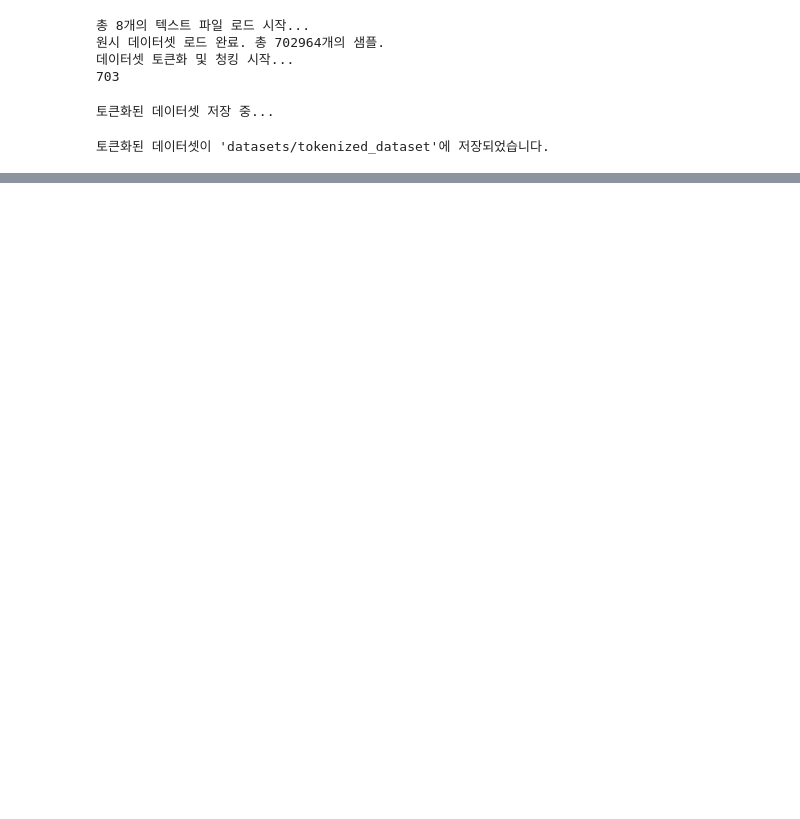
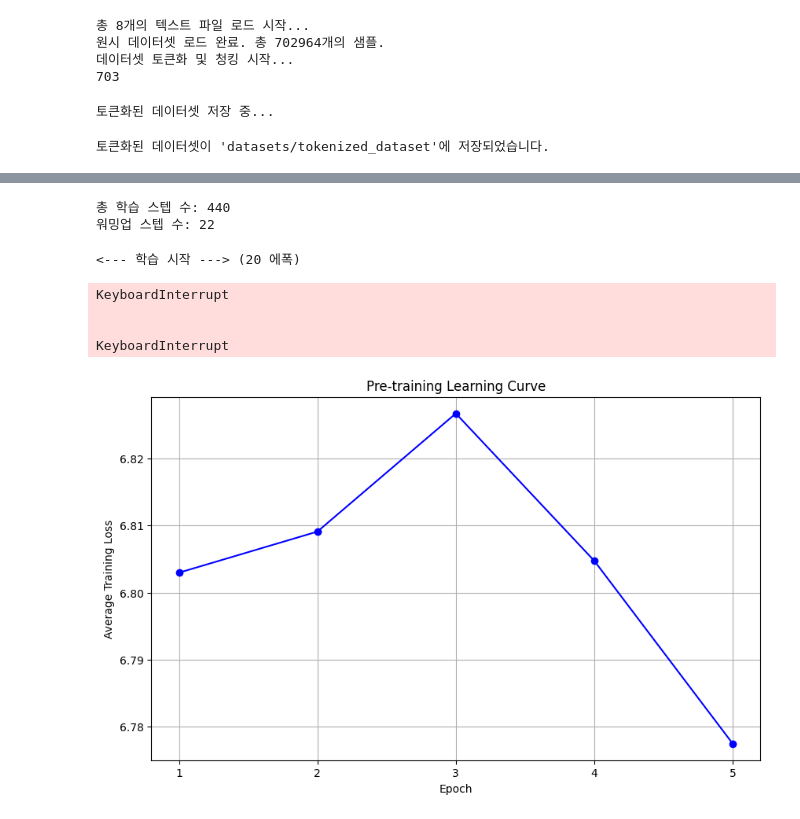
Before and after one commit to Dev-LeeJ05/Sentiment-Analysis, a Jupyter notebook: Pretrain.ipynb, the cells around one changed output, grey strips where cells are left out. Saved outputs shown, nothing was run; the diff lists cells and outputs as text; code cells hidden in the pictures; blank space fills up the shorter version.

```diff
--- a/Pretrain.ipynb
+++ b/Pretrain.ipynb
@@ -35,10 +37,10 @@ def group_texts(examples, tokenizer, MAX_SEQUENCE_LENGTH):
         "token_type_ids": [torch.tensor(encoded_output['token_type_ids'], dtype=torch.long)],
     }
 # %%
-tokenizer = Tokenizer(vocab_file_path="Pretrained/vocab.txt",do_lower_case=False,strip_accents=False,clean_text=True)
+tokenizer = Tokenizer(vocab_file_path="saves/vocab.txt",do_lower_case=False,strip_accents=False,clean_text=True)
 VOCAB_SIZE = tokenizer.get_vocab_size()
 MAX_SEQUENCE_LENGTH = 128
-BATCH_SIZE = 8
+BATCH_SIZE = 32
 
 datasetsPath = 'datasets/'
 PREPROCESSED_TEXT_DIR = f'{datasetsPath}preprocess_wiki_text'
@@ -125,34 +140,39 @@ AttributeError: 'collections.OrderedDict' object has no attribute 'to'
 # %%
-EPOCHS = 50
-LEARNING_RATE = 2e-4
-WEIGHT_DECAY = 0.01
-WARMUP_STEPS = 5000
+EPOCHS = 20
+LEARNING_RATE = 5e-8
+WEIGHT_DECAY = 0.1
 optimizer = AdamW(model.parameters(), lr=LEARNING_RATE, weight_decay=WEIGHT_DECAY)
 total_steps = len(train_dataloader) * EPOCHS
+WARMUP_STEPS = int(total_steps * 0.05)
 scheduler = get_linear_schedule_with_warmup(optimizer, num_warmup_steps=WARMUP_STEPS,num_training_steps=total_steps)
+print(f"총 학습 스텝 수: {total_steps}")
+print(f"워밍업 스텝 수: {WARMUP_STEPS}")
+# %% [output]
+총 학습 스텝 수: 440
+워밍업 스텝 수: 22
 # %%
+LOSS_PATH = f"saves/Pretrain_loss.txt"
+
+if os.path.exists(LOSS_PATH):
+    with open(LOSS_PATH,'r') as f:
+        content = f.read()
+        if content.strip():
+            prev_loss = float(content.strip())
+else:
+    prev_loss = 10
+
 train_losses = []
 scaler = torch.cuda.amp.GradScaler()
 
 print(f"\n<--- 학습 시작 ---> ({EPOCHS} 에폭)")
 model.train()
 
-CHECKPOINT_DIR = "pretrain_checkpoints"
-
-prev_loss = 10
 for e in range(EPOCHS):
     loss_sum = 0
     progress_bar = tqdm(train_dataloader, desc=f"Pre-train Epoch {e+1}")
 
     for step, batch in enumerate(progress_bar):
         batch = {k: v.to(device) for k, v in batch.items()}
-
-        for k, v in batch.items():
-            if torch.isnan(v).any():
-                print(f"Warning: NaN found in batch[{k}] at step {step}")
-            if torch.isinf(v).any():
-                print(f"Warning: Inf found in batch[{k}] at step {step}")
-
         outputs = model(
             input_ids=batch["input_ids"],
             attention_mask=batch["attention_mask"],
@@ -162,9 +182,11 @@ for e in range(EPOCHS):
         loss = outputs["loss"]
 
         scaler.scale(loss).backward()
-        torch.nn.utils.clip_grad_norm_(model.parameters(), max_norm=1.0)
+
         scaler.step(optimizer)
         scaler.update()
+        optimizer.step()
+
         scheduler.step()
         optimizer.zero_grad()
 
@@ -177,23 +199,33 @@ for e in range(EPOCHS):
         gc.collect()
 
     avg_train_loss = loss_sum / len(train_dataloader)
-    train_losses.append(avg_train_loss) # 에폭별 평균 손실 저장
+    train_losses.append(avg_train_loss)
 
     print(f"Pre-train Epoch {e+1} 완료. 평균 학습 손실: {avg_train_loss:.4f}")
 
     if avg_train_loss < prev_loss - 0.0001:
-        torch.save(model.state_dict(),MODEL_SAVE_PATH)
+        torch.save(model.state_dict(), MODEL_SAVE_PATH)
         prev_loss = avg_train_loss
-
-    print(f"모델 가중치 '{MODEL_SAVE_PATH}' 저장 완료.")
+        print(f"모델 가중치 '{MODEL_SAVE_PATH}' 저장 완료.")
+        with open(LOSS_PATH,'w') as f:
+            f.write(str(avg_train_loss))
+            print(f"모델 평균 손실률 '{LOSS_PATH}' 저장 완료.")
 
 print("\n<--- 학습 완료 --->")
+# %% [output]
+<--- 학습 시작 ---> (20 에폭)
+KeyboardInterrupt
+
+
+KeyboardInterrupt
 # %%
 plt.figure(figsize=(10, 6))
-plt.plot(range(1, EPOCHS + 1), train_losses, marker='o', linestyle='-', color='skyblue')
+plt.plot(range(1, EPOCHS + 1), train_losses, marker='o', linestyle='-', color='b')
 plt.title('Pre-training Learning Curve')
 plt.xlabel('Epoch')
 plt.ylabel('Average Training Loss')
 plt.grid(True)
 plt.xticks(range(1, EPOCHS + 1)) # x축 눈금 에폭 수에 맞춰 표시
 plt.show()
+# %% [output]
+[figure, added]
```
Also changed, not shown: parts of 3 cells of this notebook, 3 other files.
